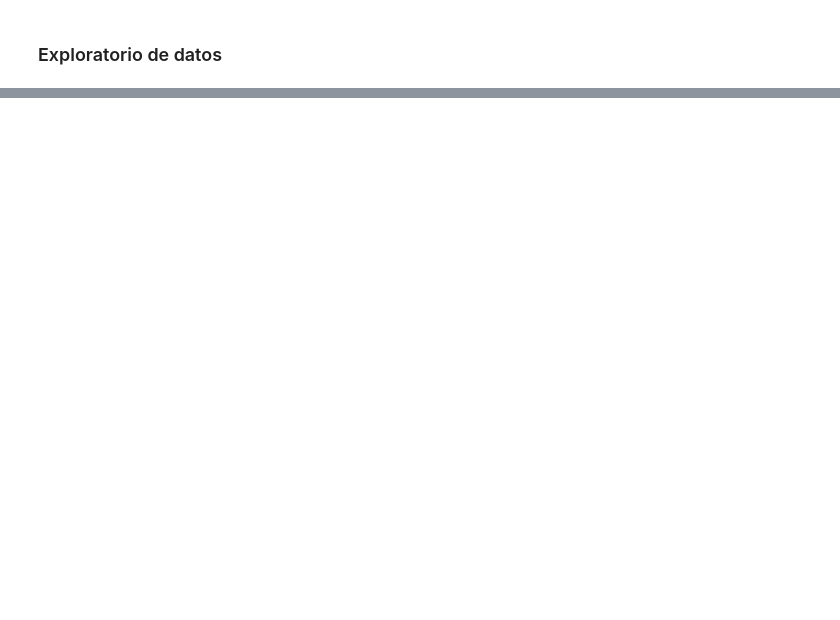
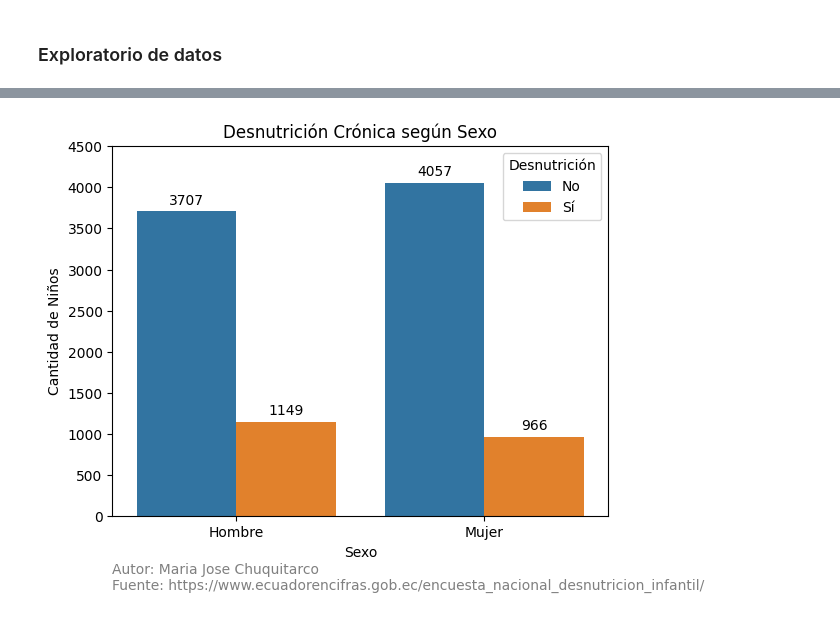
Before and after one commit to MariaChuquitarco/014MBID, a Jupyter notebook: TFM_1.ipynb, the cells around one changed output, grey strips where cells are left out. Drawn from its saved outputs; the diff is of its cells as text; code cells hidden in the pictures; blank space fills up the shorter version.

```diff
--- a/TFM_1.ipynb
+++ b/TFM_1.ipynb
@@ -59,6 +84,10 @@ salud_ninez_filtrado.columns=['id_viv','id_hogar4','id_per4','area','ord_hijo','
 # %% [markdown]
 Se unen las bases
 # %%
+personas_filtrado['id_viv'] = personas_filtrado['id_viv'].astype(str)
+hogar_filtrado['id_viv'] = hogar_filtrado['id_viv'].astype(str)
+mef_filtrado['id_viv'] = mef_filtrado['id_viv'].astype(str)
+salud_ninez_filtrado['id_viv'] = salud_ninez_filtrado['id_viv'].astype(str)
 # Unir personas y hogar
 personas_hogar = personas_filtrado.merge(hogar_filtrado, on='id_viv', how='inner')
 
@@ -75,9 +125,14 @@ Filtrar solo a los niños menore o igual a 5 años
+# %%
+# Reemplazar puntos (.) por NaN en todo el DataFrame
+base_general.replace('.', np.nan, inplace=True)
 # %%
 # Definir el rango de días para niños de 5 años o menos
-base_general['edaddias'] = pd.to_numeric(base_general['edaddias'], errors='coerce')
+base_general['edaddias'] = pd.to_numeric(base_general['edaddias'])
 dias_max = 1825  # 5 años
 # Filtrar el DataFrame para incluir solo a los niños de 5 años o menos
 base_general = base_general[base_general['edaddias'] <= dias_max]
+# Guardar el DataFrame en un archivo Excel
+base_general.to_excel('base_general_ninos_menores_5_anios.xlsx', index=False)
 # %%
 # Obtener la cantidad de columnas y filas
 cantidad_columnas = base_general.shape[1]  # Número de columnas
@@ -121,0 +213,26 @@ Cantidad de registros: 10154
+# %%
+# Crear el gráfico de barras
+ax = sns.countplot(x='sexo', hue='dcronica', data=base_general)
+plt.title('Desnutrición Crónica según Sexo')
+plt.xlabel('Sexo')
+plt.ylabel('Cantidad de Niños')
+plt.ylim(0,4500)
+plt.legend(title='Desnutrición', labels=['No', 'Sí'], loc='upper right', bbox_to_anchor=(1, 1))
+
+# Añadir los números en cada barra
+for p in ax.patches:
+    # Obtener las coordenadas x y y de la barra
+    height = p.get_height()
+    x = p.get_x() + p.get_width() / 2
+
+    # Solo añadir texto si la altura es mayor que 0
+    if height > 0:
+        ax.text(x, height + 50, str(int(height)), ha='center', va='bottom', fontsize=10)
+
+# Añadir el nombre del autor y la fuente
+plt.text(-0.5, -700, 'Autor: Maria Jose Chuquitarco', fontsize=10, color='gray', ha='left')
+plt.text(-0.5, -900, 'Fuente: https://www.ecuadorencifras.gob.ec/encuesta_nacional_desnutricion_infantil/', fontsize=10, color='gray', ha='left')
+
+plt.show()
+# %% [output]
+[figure, added]
```
Also changed, not shown: parts of 99 cells of this notebook.
